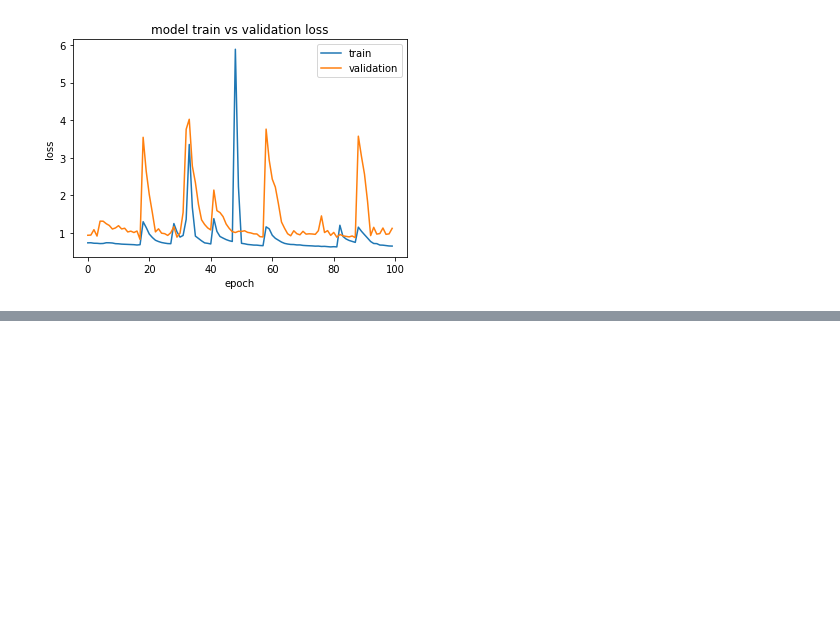
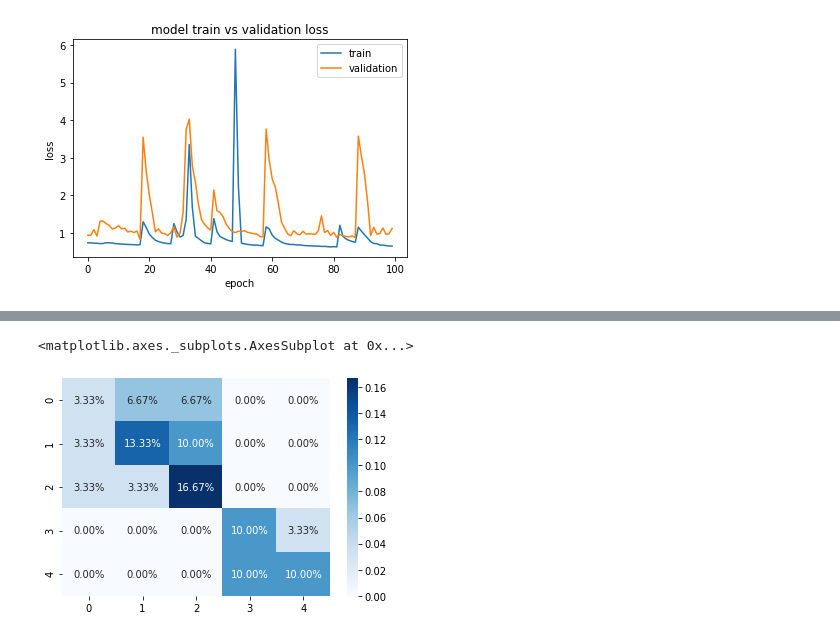
Before and after one commit to Syed-Osama-Hussain/Imagined-Speech-Prediction-from-EEG, a Jupyter notebook: Combined_matrices_model.ipynb, the cells around one changed output, grey strips where cells are left out. Saved outputs shown, nothing was run; the diff lists cells and outputs as text; code cells hidden in the pictures; blank space fills up the shorter version.

```diff
--- a/Combined_matrices_model.ipynb
+++ b/Combined_matrices_model.ipynb
@@ -283,0 +335,10 @@ Loss Comparison ====================================================
+# %%
+  predictions_test = model.predict(x_test,verbose=0)
+  np.round(predictions_test)
+  rounded_labels_test = np.argmax(y_test, axis=1)
+  rounded_predictions_test = np.argmax(predictions_test, axis=1)
+  cf_test = confusion_matrix(rounded_labels_test,rounded_predictions_test)  # doctest: +SKIP
+  sns.heatmap(cf_test/np.sum(cf_test), annot=True, fmt='.2%', cmap='Blues')
+# %% [output]
+<matplotlib.axes._subplots.AxesSubplot at 0x...>
+[figure, added]
```
Also changed, not shown: parts of 9 cells of this notebook.
